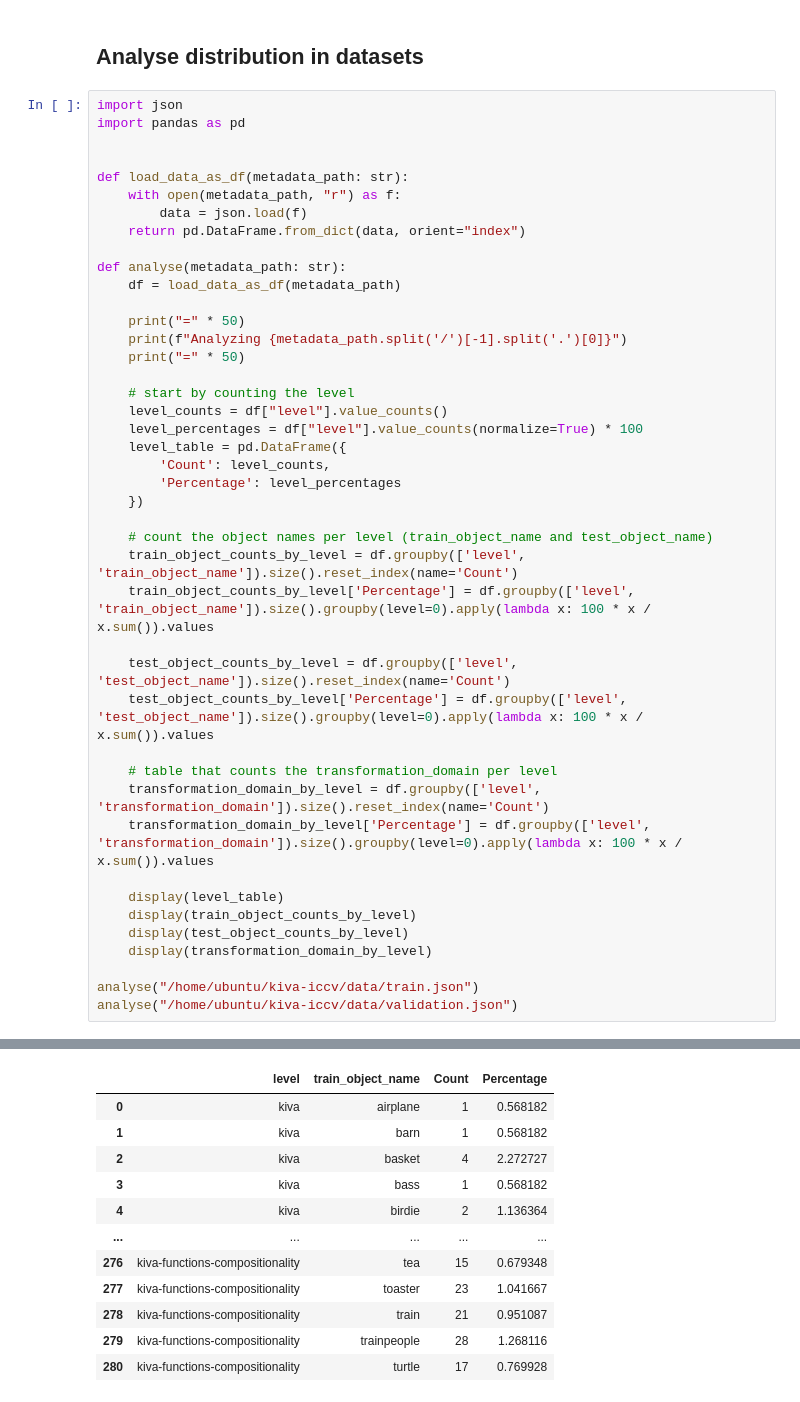
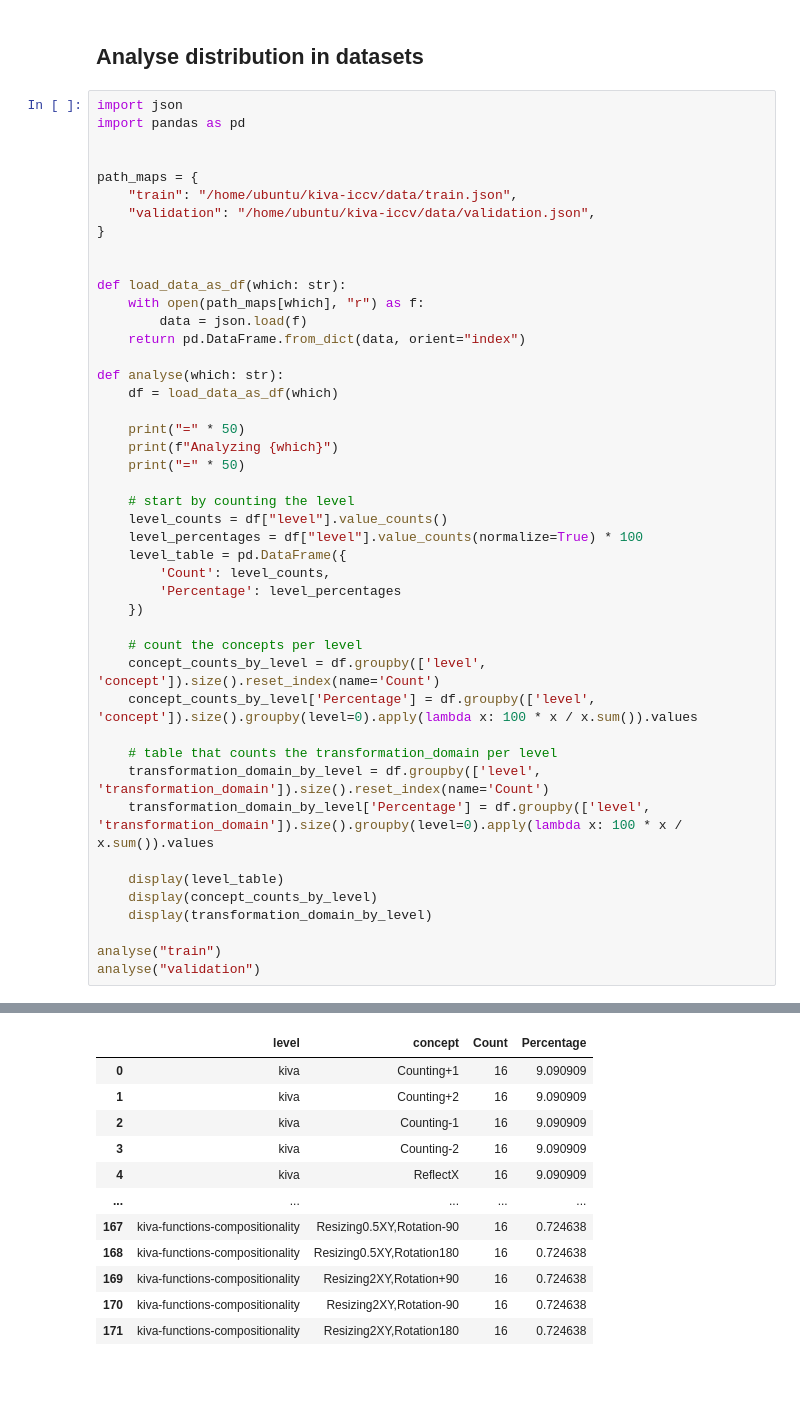
Before and after one commit to jsalvasoler/kiva-iccv, a Jupyter notebook: notebook/data_analysis.ipynb, the cells around one changed output, grey strips where cells are left out. Cells and saved outputs as stored; diff of their text form.

```diff
--- a/notebook/data_analysis.ipynb
+++ b/notebook/data_analysis.ipynb
@@ -5,62 +5,64 @@ import json
 import pandas as pd
 
 
-def load_data_as_df(metadata_path: str):
-    with open(metadata_path, "r") as f:
+path_maps = {
+    "train": "/home/ubuntu/kiva-iccv/data/train.json",
+    "validation": "/home/ubuntu/kiva-iccv/data/validation.json",
+}
+
+
+def load_data_as_df(which: str):
+    with open(path_maps[which], "r") as f:
         data = json.load(f)
     return pd.DataFrame.from_dict(data, orient="index")
 
-def analyse(metadata_path: str):
-    df = load_data_as_df(metadata_path)
+def analyse(which: str):
+    df = load_data_as_df(which)
 
     print("=" * 50)
-    print(f"Analyzing {metadata_path.split('/')[-1].split('.')[0]}")
+    print(f"Analyzing {which}")
     print("=" * 50)
 
     # start by counting the level
     level_counts = df["level"].value_counts()
     level_percentages = df["level"].value_counts(normalize=True) * 100
     level_table = pd.DataFrame({
         'Count': level_counts,
         'Percentage': level_percentages
     })
 
-    # count the object names per level (train_object_name and test_object_name)
-    train_object_counts_by_level = df.groupby(['level', 'train_object_name']).size().reset_index(name='Count')
-    train_object_counts_by_level['Percentage'] = df.groupby(['level', 'train_object_name']).size().groupby(level=0).apply(lambda x: 100 * x / x.sum()).values
-
-    test_object_counts_by_level = df.groupby(['level', 'test_object_name']).size().reset_index(name='Count')
-    test_object_counts_by_level['Percentage'] = df.groupby(['level', 'test_object_name']).size().groupby(level=0).apply(lambda x: 100 * x / x.sum()).values
+    # count the concepts per level
+    concept_counts_by_level = df.groupby(['level', 'concept']).size().reset_index(name='Count')
+    concept_counts_by_level['Percentage'] = df.groupby(['level', 'concept']).size().groupby(level=0).apply(lambda x: 100 * x / x.sum()).values
 
     # table that counts the transformation_domain per level
     transformation_domain_by_level = df.groupby(['level', 'transformation_domain']).size().reset_index(name='Count')
     transformation_domain_by_level['Percentage'] = df.groupby(['level', 'transformation_domain']).size().groupby(level=0).apply(lambda x: 100 * x / x.sum()).values
 
     display(level_table)
-    display(train_object_counts_by_level)
-    display(test_object_counts_by_level)
+    display(concept_counts_by_level)
     display(transformation_domain_by_level)
 
-analyse("/home/ubuntu/kiva-iccv/data/train.json")
-analyse("/home/ubuntu/kiva-iccv/data/validation.json")
+analyse("train")
+analyse("validation")
 # %% [output]
 ==================================================
 Analyzing train
 ==================================================
 |  | Count | Percentage |
 | level |  |  |
 | kiva-functions-compositionality | 2208 | 80.232558 |
 | kiva-functions | 368 | 13.372093 |
 | kiva | 176 | 6.395349 |
-|  | level | train_object_name | Count | Percentage |
-| 0 | kiva | airplane | 1 | 0.568182 |
-| 1 | kiva | barn | 1 | 0.568182 |
-| 2 | kiva | basket | 4 | 2.272727 |
-| 3 | kiva | bass | 1 | 0.568182 |
-| 4 | kiva | birdie | 2 | 1.136364 |
+|  | level | concept | Count | Percentage |
+| 0 | kiva | Counting+1 | 16 | 9.090909 |
+| 1 | kiva | Counting+2 | 16 | 9.090909 |
+| 2 | kiva | Counting-1 | 16 | 9.090909 |
+| 3 | kiva | Counting-2 | 16 | 9.090909 |
+| 4 | kiva | ReflectX | 16 | 9.090909 |
 | ... | ... | ... | ... | ... |
-| 276 | kiva-functions-compositionality | tea | 15 | 0.679348 |
-| 277 | kiva-functions-compositionality | toaster | 23 | 1.041667 |
-| 278 | kiva-functions-compositionality | train | 21 | 0.951087 |
-| 279 | kiva-functions-compositionality | trainpeople | 28 | 1.268116 |
-| 280 | kiva-functions-compositionality | turtle | 17 | 0.769928 |
+| 167 | kiva-functions-compositionality | Resizing0.5XY,Rotation-90 | 16 | 0.724638 |
+| 168 | kiva-functions-compositionality | Resizing0.5XY,Rotation180 | 16 | 0.724638 |
+| 169 | kiva-functions-compositionality | Resizing2XY,Rotation+90 | 16 | 0.724638 |
+| 170 | kiva-functions-compositionality | Resizing2XY,Rotation-90 | 16 | 0.724638 |
+| 171 | kiva-functions-compositionality | Resizing2XY,Rotation180 | 16 | 0.724638 |
```
Also changed, not shown: parts of 3 cells of this notebook, 4 other files.
